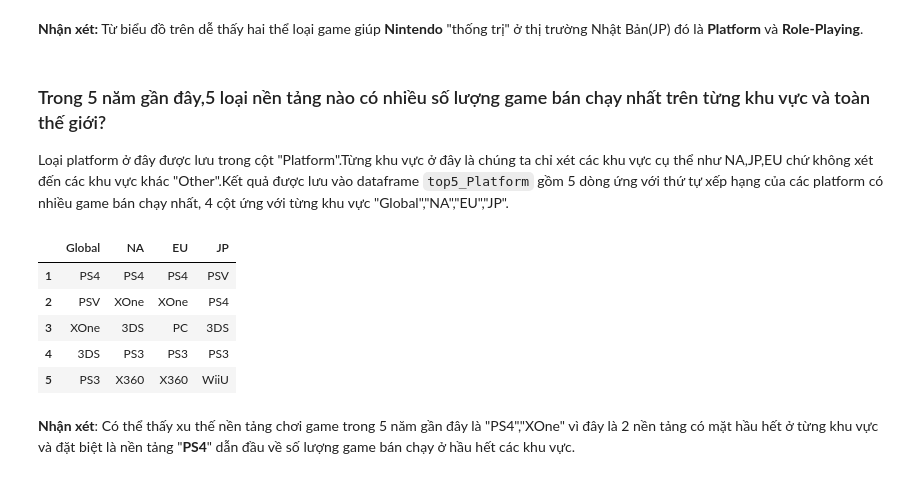
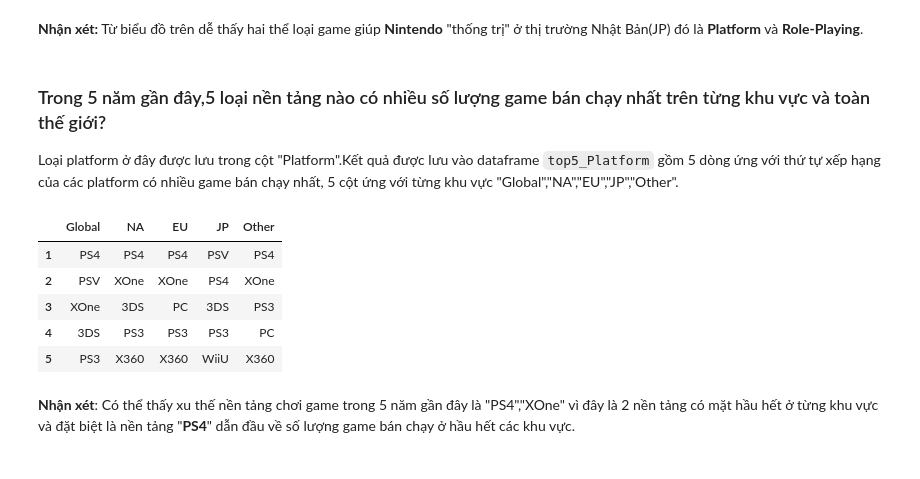
Before and after one commit to longtt2705/p4ds-Final, a Jupyter notebook: Final.ipynb, the cells around one changed output. Drawn from its saved outputs; the diff is of its cells as text; code cells hidden in the pictures.

```diff
--- a/Final.ipynb
+++ b/Final.ipynb
@@ -317,25 +336,27 @@ plt.xlabel('Sales (in millions)');
 # %% [markdown]
 ###  Trong 5 năm gần đây,5 loại nền tảng nào có nhiều số lượng game bán chạy nhất trên từng khu vực và toàn thế giới?
 
-Loại platform ở đây được lưu trong cột "Platform".Từng khu vực ở đây là chúng ta chỉ xét các khu vực cụ thể như NA,JP,EU chứ không xét đến các khu vực khác "Other".Kết quả được lưu vào dataframe `top5_Platform` gồm 5 dòng ứng với thứ tự xếp hạng của các platform có nhiều game bán chạy nhất, 4 cột ứng với từng khu vực "Global","NA","EU","JP".
+Loại platform ở đây được lưu trong cột "Platform".Kết quả được lưu vào dataframe `top5_Platform` gồm 5 dòng ứng với thứ tự xếp hạng của các platform có nhiều game bán chạy nhất, 5 cột ứng với từng khu vực "Global","NA","EU","JP","Other".
 # %%
 def find_top5_plf(t):
     t=t["Platform"].value_counts()
-    top5=[t.index[0],t.index[1],t.index[2],t.index[3],t.index[4]]
+    top5=t.index[:5].to_list()
     return top5
 # %%
 df=vgsales_df[vgsales_df["Year"]>2014]
 top5_Global=find_top5_plf(df)
-top5_NA=find_top5_plf(df[(df["Year"]>2009) & (df["NA_Sales"]>0)])
-top5_EU=find_top5_plf(df[(df["Year"]>2009) & (df["EU_Sales"]>0)])
-top5_JP=find_top5_plf(df[(df["Year"]>2009) & (df["JP_Sales"]>0)])
-top5_Platform = pd.DataFrame(list(zip(top5_Global, top5_NA,top5_EU,top5_JP)),index=[1,2,3,4,5],columns =['Global', 'NA','EU','JP'])
+top5_NA=find_top5_plf(df[df["NA_Sales"]>0])
+top5_EU=find_top5_plf(df[df["EU_Sales"]>0])
+top5_JP=find_top5_plf(df[df["JP_Sales"]>0])
+top5_Other=find_top5_plf(df[df["Other_Sales"]>0])
+top5_Platform=pd.DataFrame(list(zip(top5_Global,top5_NA,top5_EU,top5_JP,top5_Other)),index=[1,2,3,4,5],columns =['Global','NA','EU','JP','Other'])
+top5_Platform
 # %% [output]
-|  | Global | NA | EU | JP |
-| 1 | PS4 | PS4 | PS4 | PSV |
-| 2 | PSV | XOne | XOne | PS4 |
-| 3 | XOne | 3DS | PC | 3DS |
-| 4 | 3DS | PS3 | PS3 | PS3 |
-| 5 | PS3 | X360 | X360 | WiiU |
+|  | Global | NA | EU | JP | Other |
+| 1 | PS4 | PS4 | PS4 | PSV | PS4 |
+| 2 | PSV | XOne | XOne | PS4 | XOne |
+| 3 | XOne | 3DS | PC | 3DS | PS3 |
+| 4 | 3DS | PS3 | PS3 | PS3 | PC |
+| 5 | PS3 | X360 | X360 | WiiU | X360 |
 # %% [markdown]
 **Nhận xét**: Có thể thấy xu thế nền tảng chơi game trong 5 năm gần đây là "PS4","XOne" vì đây là 2 nền tảng có mặt hầu hết ở từng khu vực và đặt biệt là nền tảng "**PS4**" dẫn đầu về số lượng game bán chạy ở hầu hết các khu vực.
```
Also changed, not shown: parts of 11 cells of this notebook.
